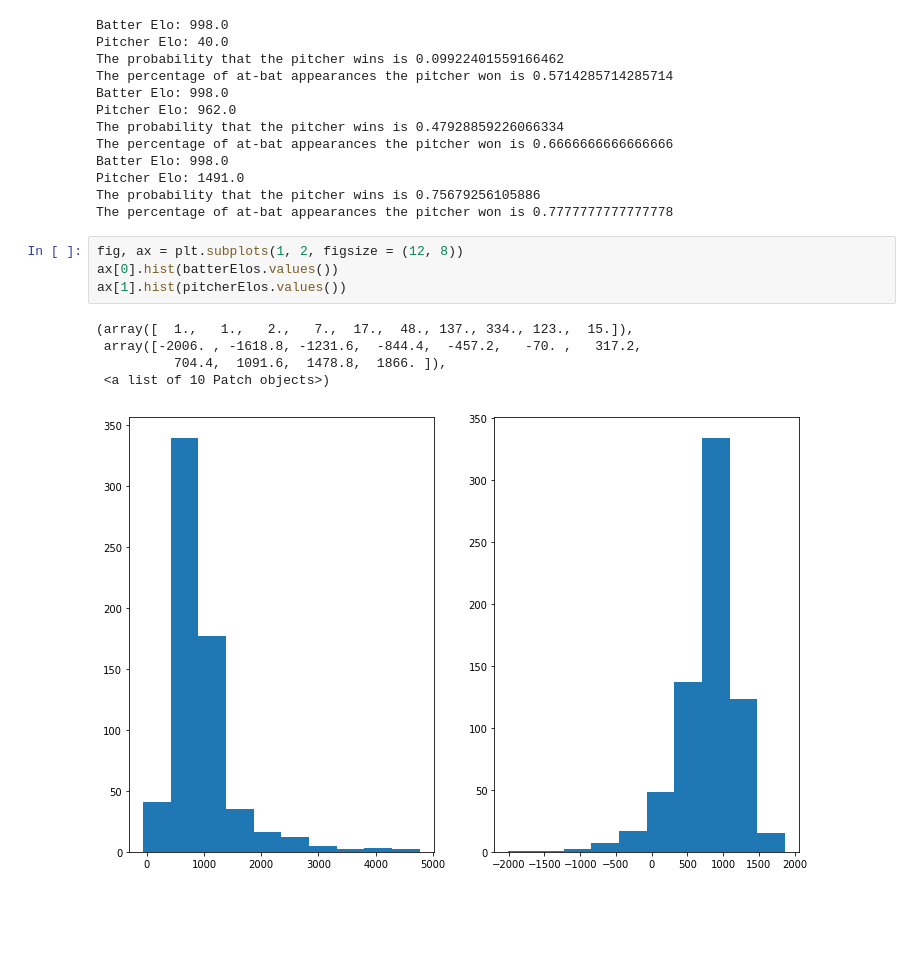
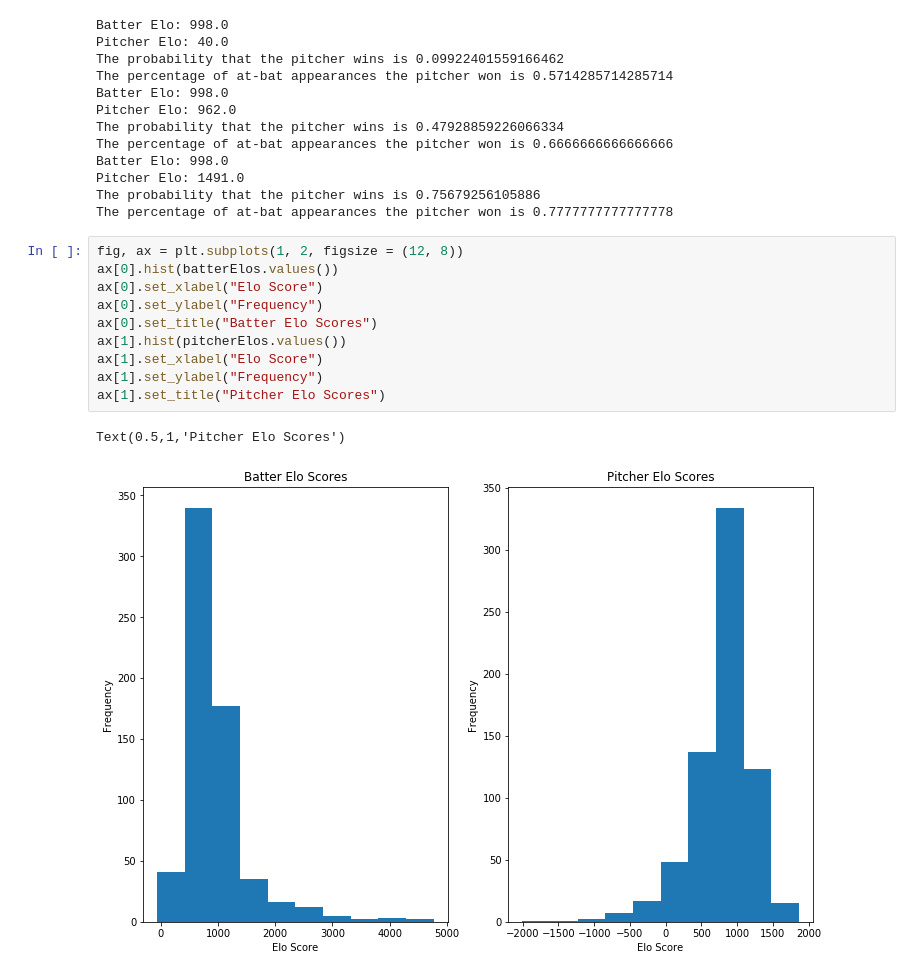
Before and after one commit to adamtenhoeve/Batter-Pitcher-Elo-Rankings, a Jupyter notebook: FinalProject.ipynb, the cells around one changed output. Drawn from its saved outputs; the diff is of its cells as text; blank space fills up the shorter version.

Commit message:
Added labels to the plots.

```diff
--- a/FinalProject.ipynb
+++ b/FinalProject.ipynb
@@ -268,13 +268,16 @@ The percentage of at-bat appearances the pitcher won is 0.7777777777777778
 # %%
 fig, ax = plt.subplots(1, 2, figsize = (12, 8))
 ax[0].hist(batterElos.values())
+ax[0].set_xlabel("Elo Score")
+ax[0].set_ylabel("Frequency")
+ax[0].set_title("Batter Elo Scores")
 ax[1].hist(pitcherElos.values())
+ax[1].set_xlabel("Elo Score")
+ax[1].set_ylabel("Frequency")
+ax[1].set_title("Pitcher Elo Scores")
 # %% [output]
-(array([  1.,   1.,   2.,   7.,  17.,  48., 137., 334., 123.,  15.]),
- array([-2006. , -1618.8, -1231.6,  -844.4,  -457.2,   -70. ,   317.2,
-          704.4,  1091.6,  1478.8,  1866. ]),
- <a list of 10 Patch objects>)
+Text(0.5,1,'Pitcher Elo Scores')
-[figure, old version]
+[figure, new version]
 # %%
 # Scale the data so mean is 0 and variance is 1
 bats = list(batterElos.values())
```
Also changed, not shown: parts of 2 cells of this notebook.
